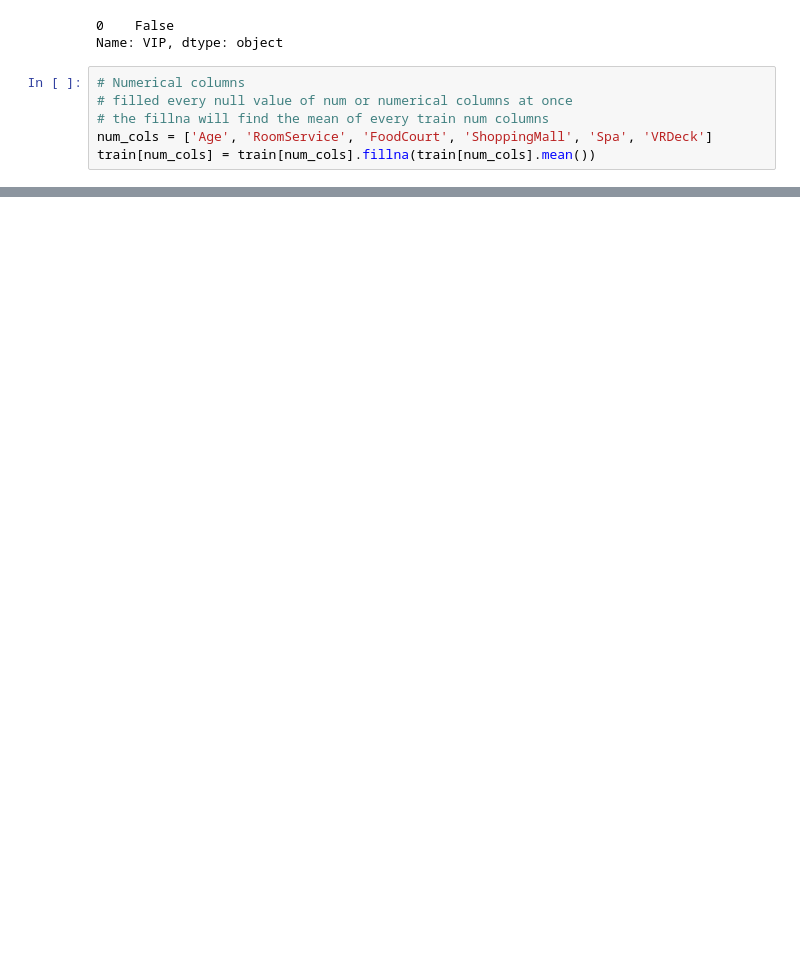
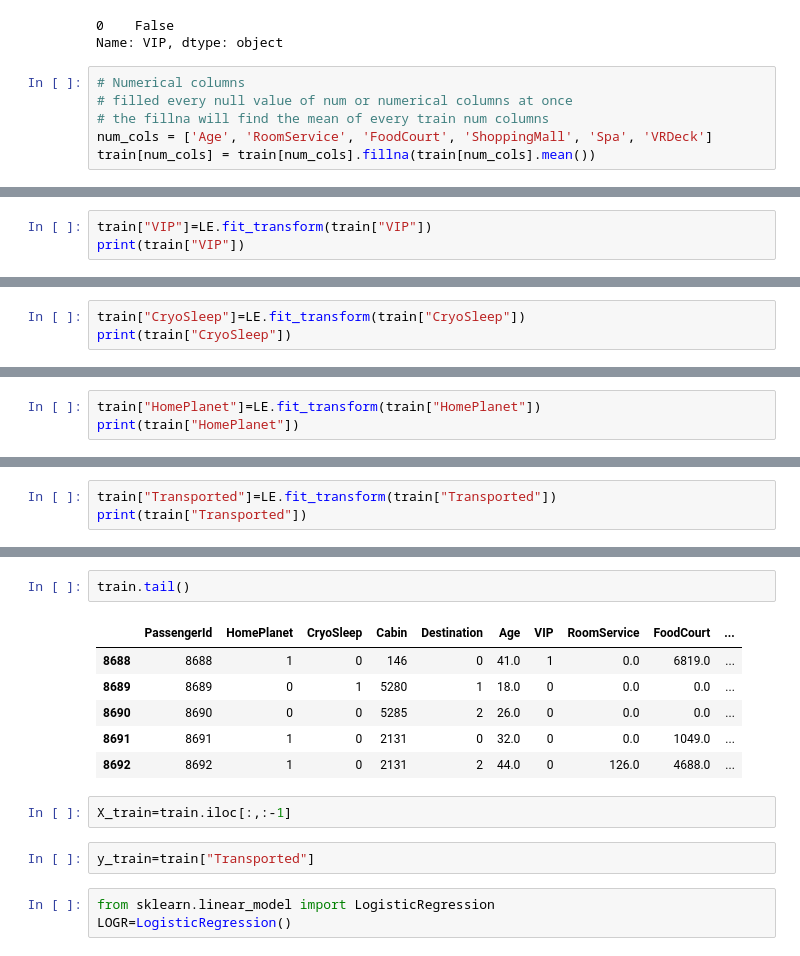
Before and after one commit to Gagan-afk67/Spaceship-Titanic-LienerRegression-and-LogisticRegression-, a Jupyter notebook: testing.ipynb, the cells around one changed output, grey strips where cells are left out. Cells and saved outputs as stored; diff of their text form; blank space fills up the shorter version.

```diff
--- a/testing.ipynb
+++ b/testing.ipynb
@@ -158,0 +277,3 @@ dtype: object
+# %%
+train["VIP"]=LE.fit_transform(train["VIP"])
+print(train["VIP"])
@@ -158,0 +293,3 @@ dtype: object
+# %%
+train["CryoSleep"]=LE.fit_transform(train["CryoSleep"])
+print(train["CryoSleep"])
@@ -158,0 +309,3 @@ dtype: object
+# %%
+train["HomePlanet"]=LE.fit_transform(train["HomePlanet"])
+print(train["HomePlanet"])
@@ -158,0 +325,3 @@ dtype: object
+# %%
+train["Transported"]=LE.fit_transform(train["Transported"])
+print(train["Transported"])
@@ -158,0 +375,16 @@ dtype: object
+# %%
+train.tail()
+# %% [output]
+|  | PassengerId | HomePlanet | CryoSleep | Cabin | Destination | Age | VIP | RoomService | FoodCourt | ... |
+| 8688 | 8688 | 1 | 0 | 146 | 0 | 41.0 | 1 | 0.0 | 6819.0 | ... |
+| 8689 | 8689 | 0 | 1 | 5280 | 1 | 18.0 | 0 | 0.0 | 0.0 | ... |
+| 8690 | 8690 | 0 | 0 | 5285 | 2 | 26.0 | 0 | 0.0 | 0.0 | ... |
+| 8691 | 8691 | 1 | 0 | 2131 | 0 | 32.0 | 0 | 0.0 | 1049.0 | ... |
+| 8692 | 8692 | 1 | 0 | 2131 | 2 | 44.0 | 0 | 126.0 | 4688.0 | ... |
+# %%
+X_train=train.iloc[:,:-1]
+# %%
+y_train=train["Transported"]
+# %%
+from sklearn.linear_model import LogisticRegression
+LOGR=LogisticRegression()
```
Also changed, not shown: parts of 51 cells of this notebook.
